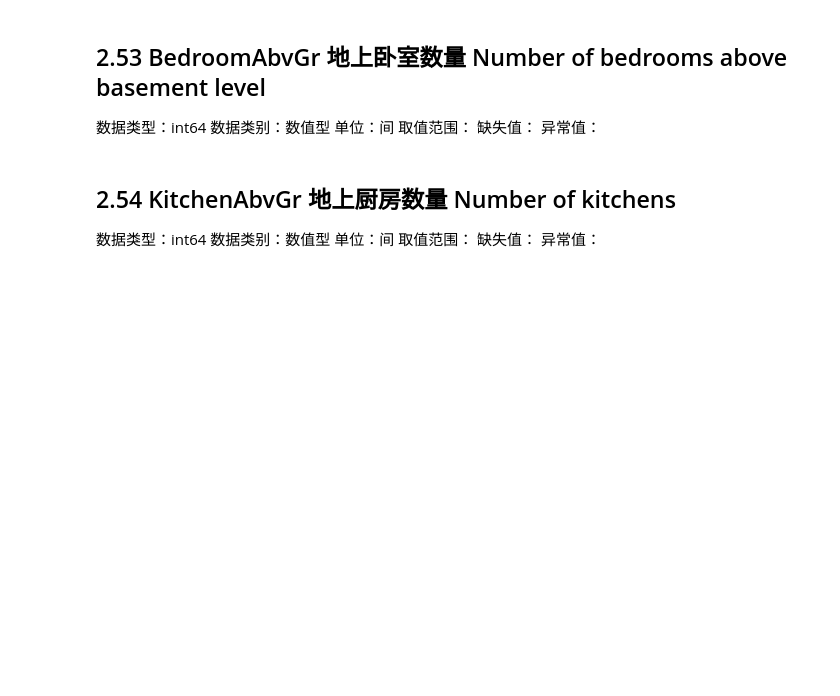
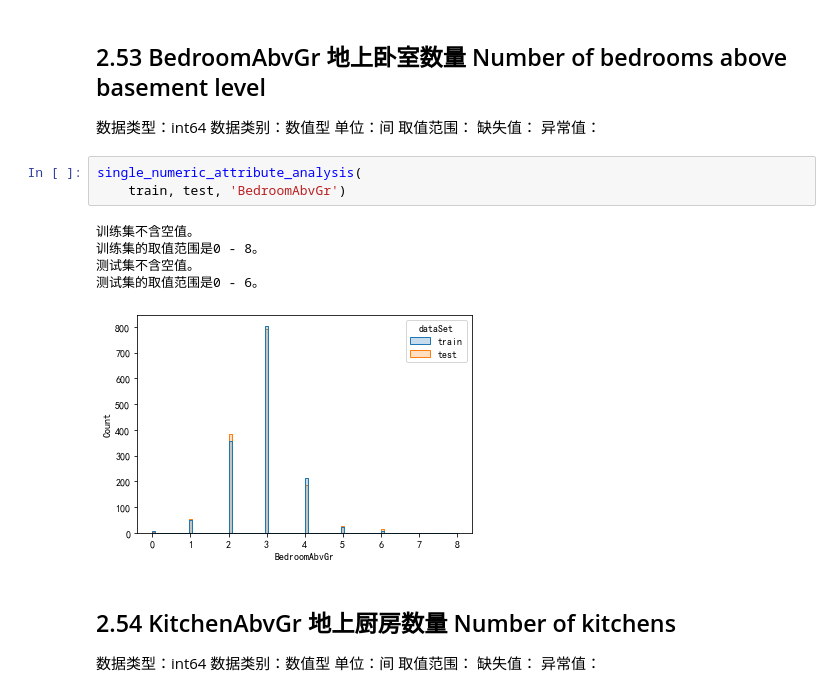
Before and after one commit to malng/DataModelingPortfolio, a Jupyter notebook: House-Prices_Advanced-Regression-Techniques/House-Prices_EDA.ipynb, the cells around one changed output. Cells and saved outputs as stored; diff of their text form; blank space fills up the shorter version.

```diff
--- a/House-Prices_Advanced-Regression-Techniques/House-Prices_EDA.ipynb
+++ b/House-Prices_Advanced-Regression-Techniques/House-Prices_EDA.ipynb
@@ -1262,6 +1281,15 @@ single_category_attribute_analysis(
 取值范围：
 缺失值：
 异常值：
+# %%
+single_numeric_attribute_analysis(
+    train, test, 'BedroomAbvGr')
+# %% [output]
+训练集不含空值。
+训练集的取值范围是0 - 8。
+测试集不含空值。
+测试集的取值范围是0 - 6。
+[figure, added]
 # %% [markdown]
 ## 2.54 KitchenAbvGr 地上厨房数量 Number of kitchens
 数据类型：int64
```
Also changed, not shown: parts of 74 cells of this notebook.
